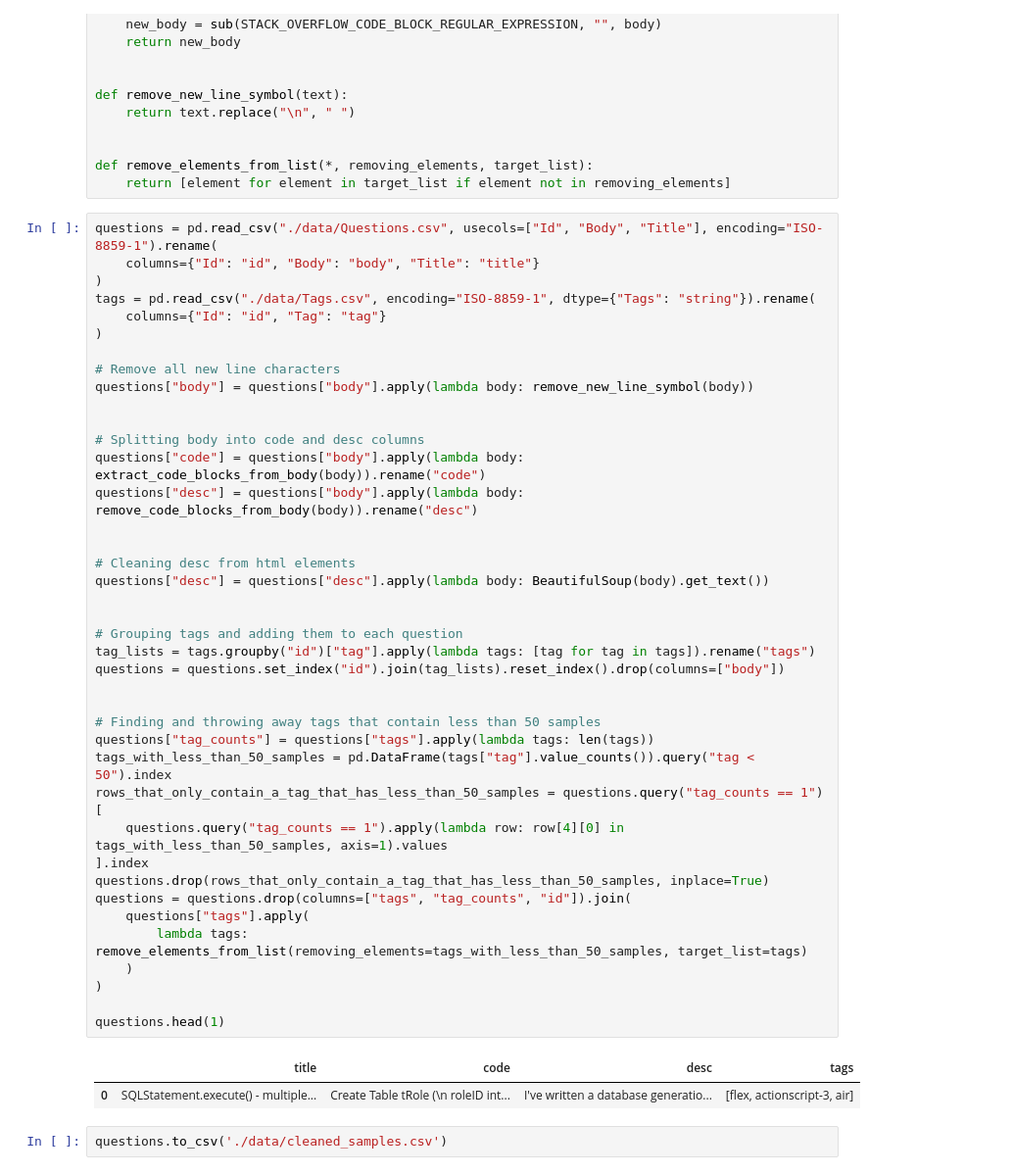
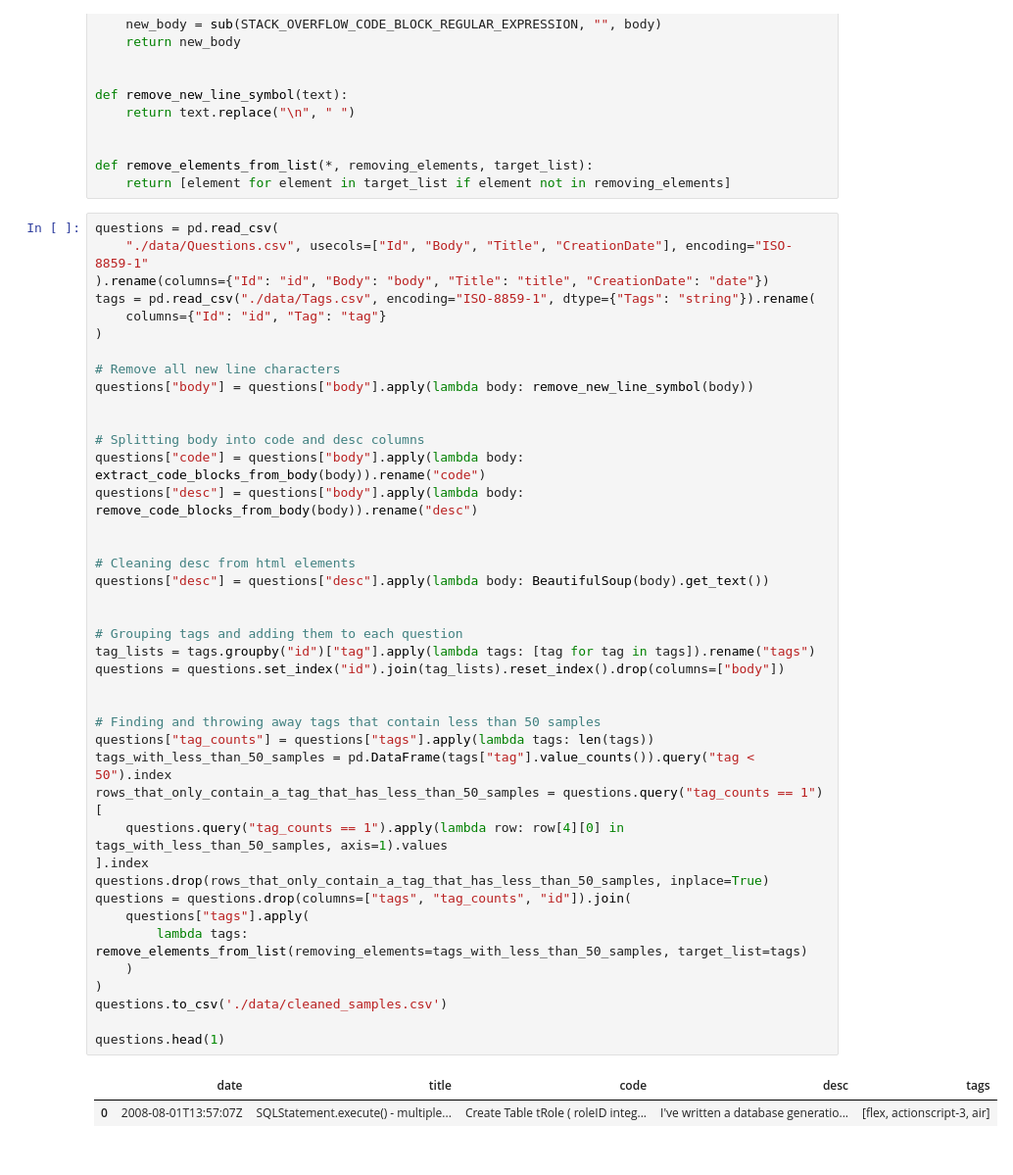
Before and after one commit to Lelelass/AI21-Dl-project-tagging, a Jupyter notebook: eda/data-splitting-and-cleaning.ipynb, the cells around one changed output. Shown at 98% size. Cells and saved outputs as stored; diff of their text form.

```diff
--- a/eda/data-splitting-and-cleaning.ipynb
+++ b/eda/data-splitting-and-cleaning.ipynb
@@ -28,9 +28,9 @@ def remove_new_line_symbol(text):
 def remove_elements_from_list(*, removing_elements, target_list):
     return [element for element in target_list if element not in removing_elements]
 # %%
-questions = pd.read_csv("./data/Questions.csv", usecols=["Id", "Body", "Title"], encoding="ISO-8859-1").rename(
-    columns={"Id": "id", "Body": "body", "Title": "title"}
-)
+questions = pd.read_csv(
+    "./data/Questions.csv", usecols=["Id", "Body", "Title", "CreationDate"], encoding="ISO-8859-1"
+).rename(columns={"Id": "id", "Body": "body", "Title": "title", "CreationDate": "date"})
 tags = pd.read_csv("./data/Tags.csv", encoding="ISO-8859-1", dtype={"Tags": "string"}).rename(
     columns={"Id": "id", "Tag": "tag"}
 )
@@ -41,34 +41,33 @@ questions["body"] = questions["body"].apply(lambda body: remove_new_line_symbol(
 
 # Splitting body into code and desc columns
 questions["code"] = questions["body"].apply(lambda body: extract_code_blocks_from_body(body)).rename("code")
 questions["desc"] = questions["body"].apply(lambda body: remove_code_blocks_from_body(body)).rename("desc")
 
 
 # Cleaning desc from html elements
 questions["desc"] = questions["desc"].apply(lambda body: BeautifulSoup(body).get_text())
 
 
 # Grouping tags and adding them to each question
 tag_lists = tags.groupby("id")["tag"].apply(lambda tags: [tag for tag in tags]).rename("tags")
 questions = questions.set_index("id").join(tag_lists).reset_index().drop(columns=["body"])
 
 
 # Finding and throwing away tags that contain less than 50 samples
 questions["tag_counts"] = questions["tags"].apply(lambda tags: len(tags))
 tags_with_less_than_50_samples = pd.DataFrame(tags["tag"].value_counts()).query("tag < 50").index
 rows_that_only_contain_a_tag_that_has_less_than_50_samples = questions.query("tag_counts == 1")[
     questions.query("tag_counts == 1").apply(lambda row: row[4][0] in tags_with_less_than_50_samples, axis=1).values
 ].index
 questions.drop(rows_that_only_contain_a_tag_that_has_less_than_50_samples, inplace=True)
 questions = questions.drop(columns=["tags", "tag_counts", "id"]).join(
     questions["tags"].apply(
         lambda tags: remove_elements_from_list(removing_elements=tags_with_less_than_50_samples, target_list=tags)
     )
 )
+questions.to_csv('./data/cleaned_samples.csv')
 
 questions.head(1)
 # %% [output]
-|  | title | code | desc | tags |
-| 0 | SQLStatement.execute() - multiple... | Create Table tRole (\n roleID int... | I've written a database generatio... | [flex, actionscript-3, air] |
+|  | date | title | code | desc | tags |
+| 0 | 2008-08-01T13:57:07Z | SQLStatement.execute() - multiple... | Create Table tRole ( roleID integ... | I've written a database generatio... | [flex, actionscript-3, air] |
-# %%
-questions.to_csv('./data/cleaned_samples.csv')
```
Also changed, not shown: 1 other file.
